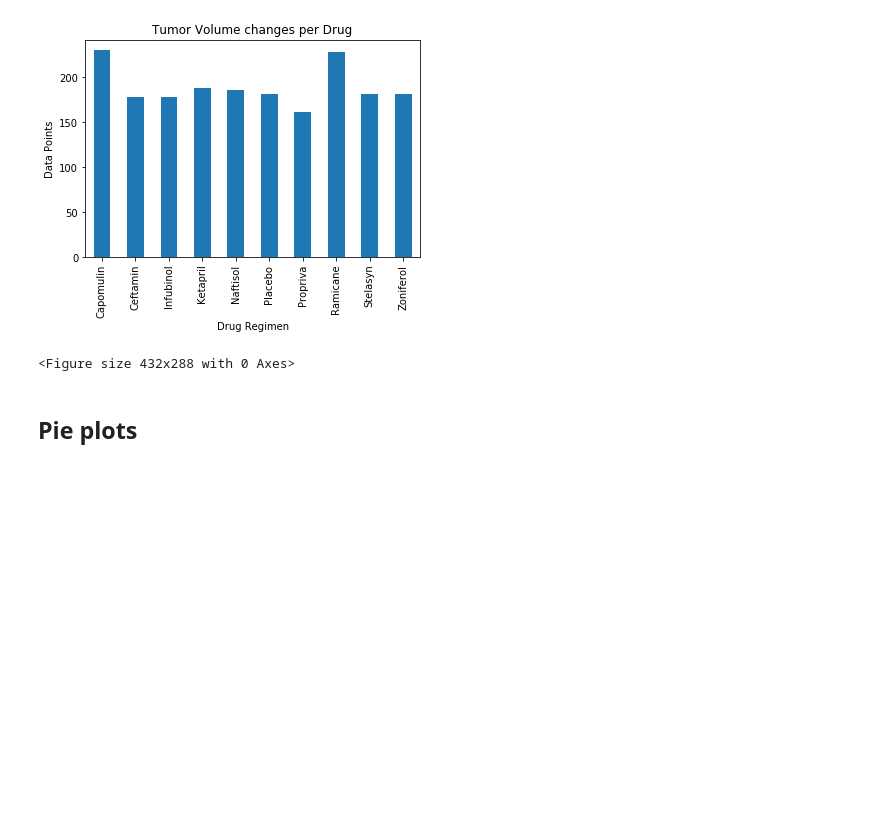
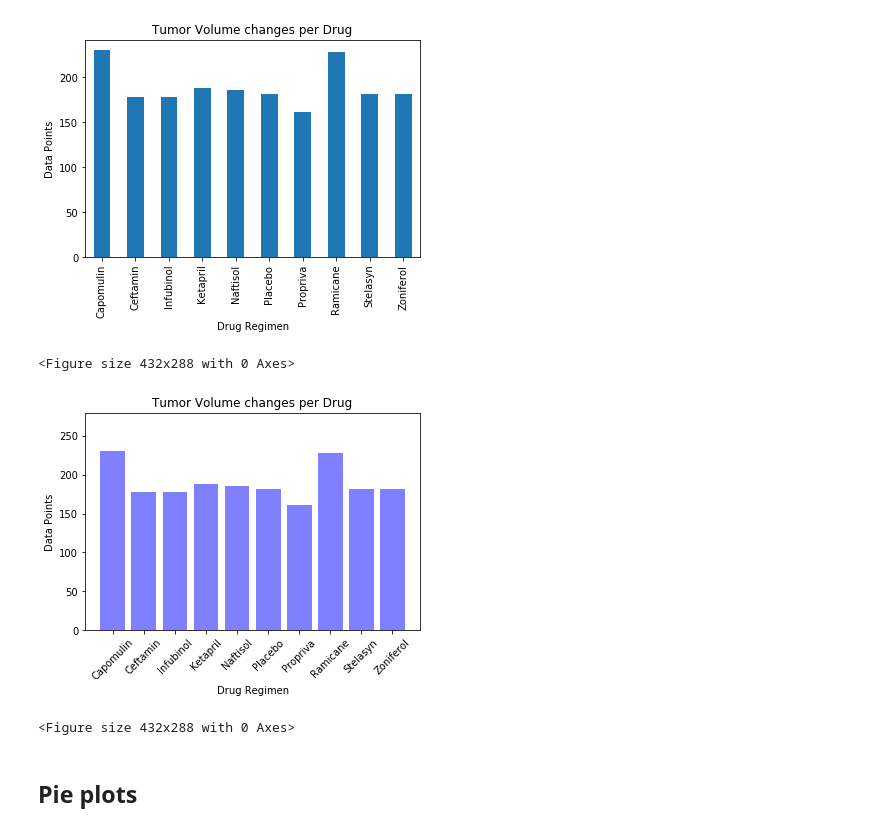
Before and after one commit to BenSnyder90/matplotlib-challenge, a Jupyter notebook: Pymaceuticals/pymaceuticals_starter.ipynb, the cells around one changed output. Cells and saved outputs as stored; diff of their text form; code cells hidden in the pictures; blank space fills up the shorter version.

Commit message:
Added bar plot using pyplot

```diff
--- a/Pymaceuticals/pymaceuticals_starter.ipynb
+++ b/Pymaceuticals/pymaceuticals_starter.ipynb
@@ -120,9 +121,25 @@ plt.tight_layout()
 # %%
 # Generate a bar plot showing number of data points for each treatment regimen using pyplot
 
 #Store the regimen names and data points per regimen in their own separate variables
 #Use pyplot to make the bar chart
 #Label the chart the same as the other one
+
+x_axis = np.arange(len(regimen_count))
+plt.bar(x_axis,regimen_count,color="b",alpha = .5,align ="center")
+tick_locations = [value for value in x_axis]
+drug_axis = ["Capomulin","Ceftamin","Infubinol","Ketapril","Naftisol","Placebo","Propriva","Ramicane","Stelasyn","Zoniferol"]
+plt.xticks(tick_locations,drug_axis,rotation = 45)
+
+plt.ylim(0,max(regimen_count)+50)
+plt.title("Tumor Volume changes per Drug")
+plt.xlabel("Drug Regimen")
+plt.ylabel("Data Points")
+plt.show()
+plt.tight_layout()
+# %% [output]
+[figure, added]
+<Figure size 432x288 with 0 Axes>
 # %% [markdown]
 ## Pie plots
 # %%
```
Also changed, not shown: parts of 1 cell of this notebook.
